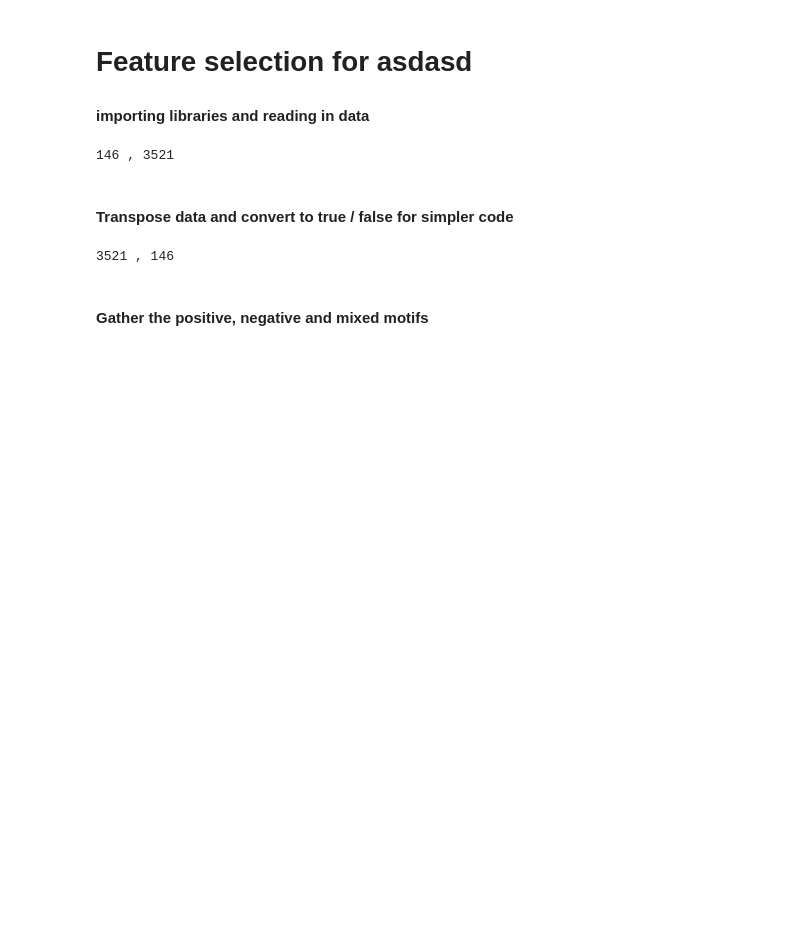
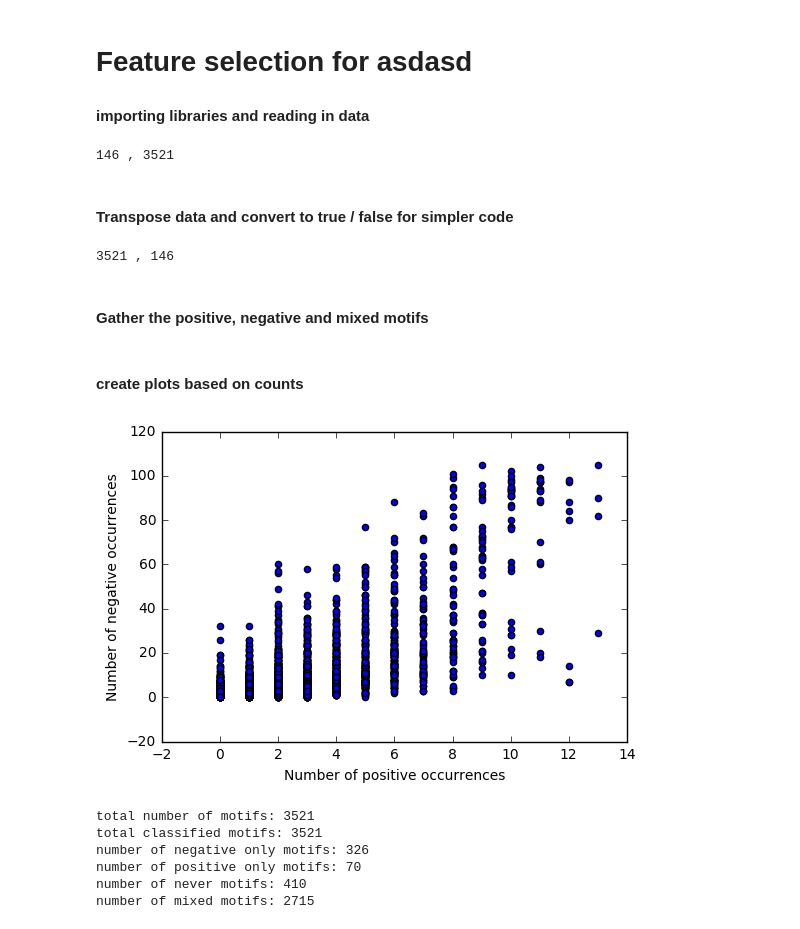
Before and after one commit to mullinmax/IS, a Jupyter notebook: Feature selection.ipynb, the cells around one changed output. Drawn from its saved outputs; the diff is of its cells as text; code cells hidden in the pictures; blank space fills up the shorter version.

```diff
--- a/Feature selection.ipynb
+++ b/Feature selection.ipynb
@@ -31,8 +33,57 @@ print (len(tData),",", len(tData[0]))
 3521 , 146
 # %% [markdown]
 #### Gather the positive, negative and mixed motifs
-# %%
-motifCounts = [None] * len(tData)
-for(row in tData):
-    for(cell in range(len(row))):
-        if(tData[-1][cell])
+# %%
+posCounts = []
+negCounts = []
+
+for row in range(len(tData)):
+    posCount = 0
+    negCount = 0
+    for col in range(len(tData[row])):
+        if(tData[row][col] == True):
+            if(tData[-1][col] == True):
+                posCount += 1
+            elif(tData[-1][col] == False):
+                negCount += 1
+    posCounts.append(posCount)
+    negCounts.append(negCount)
+# %% [markdown]
+#### create plots based on counts
+# %%
+import matplotlib.pyplot as plt
+plt.scatter(posCounts[1:-1], negCounts[1:-1])
+plt.xlabel("Number of positive occurrences")
+plt.ylabel("Number of negative occurrences")
+plt.show()
+# %% [output]
+[figure, added]
+# %%
+numNoPositive = 0
+numNoNegative = 0
+numNever = 0
+numMixed = 0
+for row in range(len(posCounts)):
+    if negCounts[row] == 0 and posCounts[row] > 0:
+        numNoNegative += 1
+    elif negCounts[row] > 0 and posCounts[row] == 0:
+        numNoPositive += 1
+    elif negCounts[row] == 0 and posCounts[row] == 0:
+        numNever += 1
+    else:
+        numMixed += 1
+
+
+print("total number of motifs:", len(posCounts))
+print("total classified motifs:",(numNoPositive + numNoNegative + numNever + numMixed))
+print("number of negative only motifs:", numNoPositive)
+print("number of positive only motifs:", numNoNegative)
+print("number of never motifs:", numNever)
+print("number of mixed motifs:", numMixed)
+# %% [output]
+total number of motifs: 3521
+total classified motifs: 3521
+number of negative only motifs: 326
+number of positive only motifs: 70
+number of never motifs: 410
+number of mixed motifs: 2715
```
Also changed, not shown: parts of 1 cell of this notebook.
